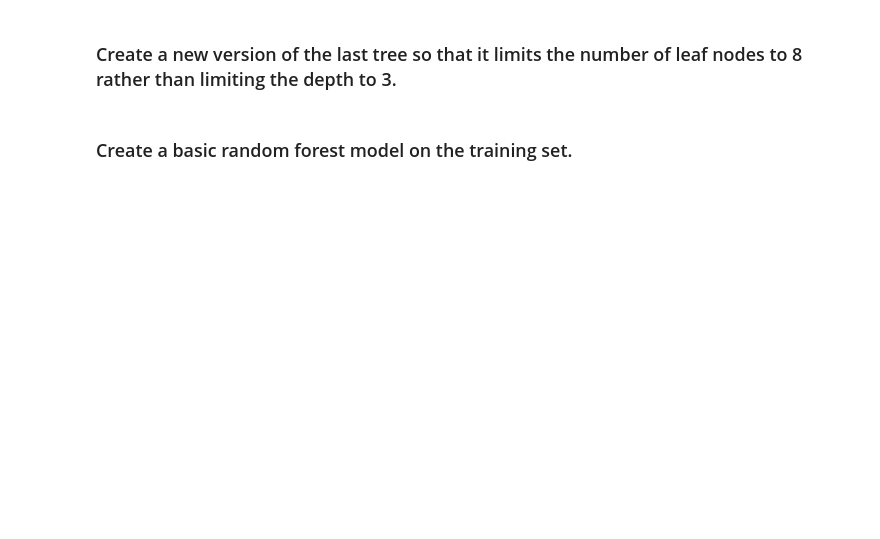
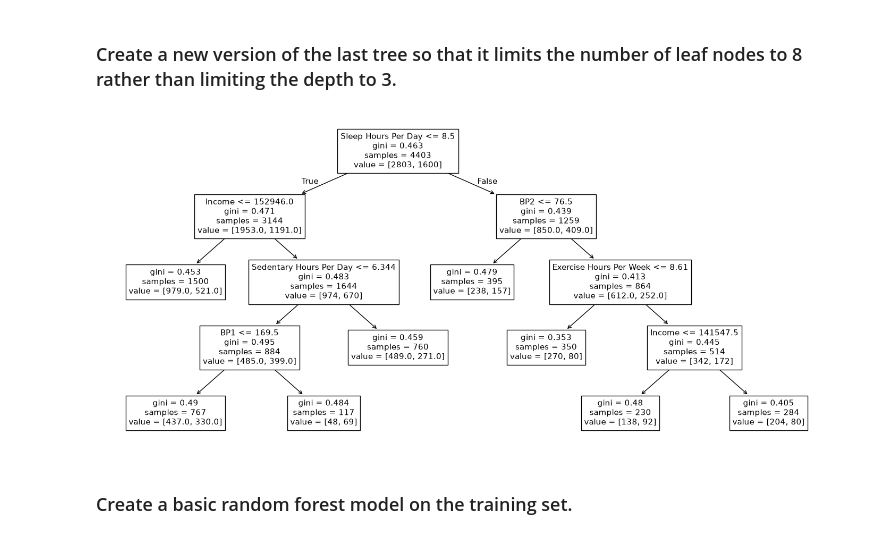
Before and after one commit to ziyad-abbach/code_2600, a Jupyter notebook: mod08_rf.ipynb, the cells around one changed output. Drawn from its saved outputs; the diff is of its cells as text; code cells hidden in the pictures; blank space fills up the shorter version.

```diff
--- a/mod08_rf.ipynb
+++ b/mod08_rf.ipynb
@@ -104,12 +178,15 @@ plot_tree(tree4,
 # %% [markdown]
 ### Create a new version of the last tree so that it limits the number of leaf nodes to 8 rather than limiting the depth to 3.
 # %%
-tree5 = #fillin
+tree5 = DTC(max_leaf_nodes=8, min_samples_leaf=100)
+tree5.fit(X_train, y_train)
 
 ax = subplots(figsize=(18,8))[1]
 plot_tree(tree5,
           feature_names=feature_names,
           ax=ax);
+# %% [output]
+[figure, added]
 # %% [markdown]
 ### Create a basic random forest model on the training set.
 # %%
```
Also changed, not shown: parts of 22 cells of this notebook.
